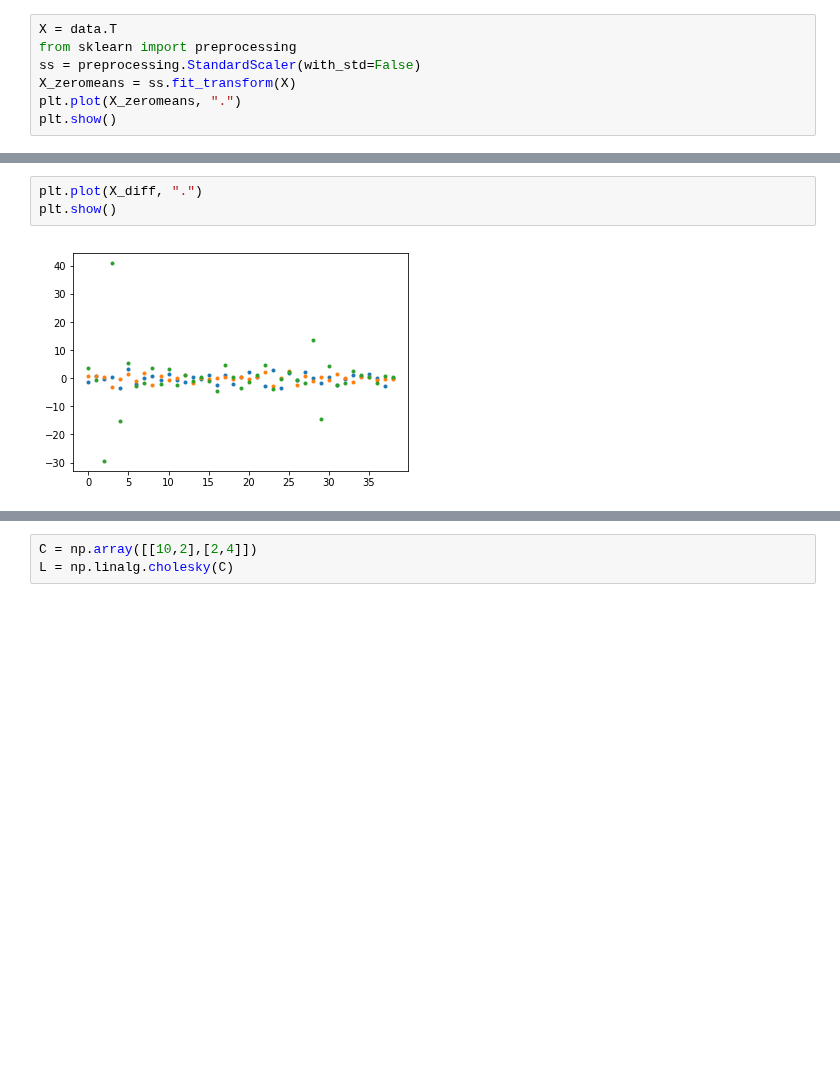
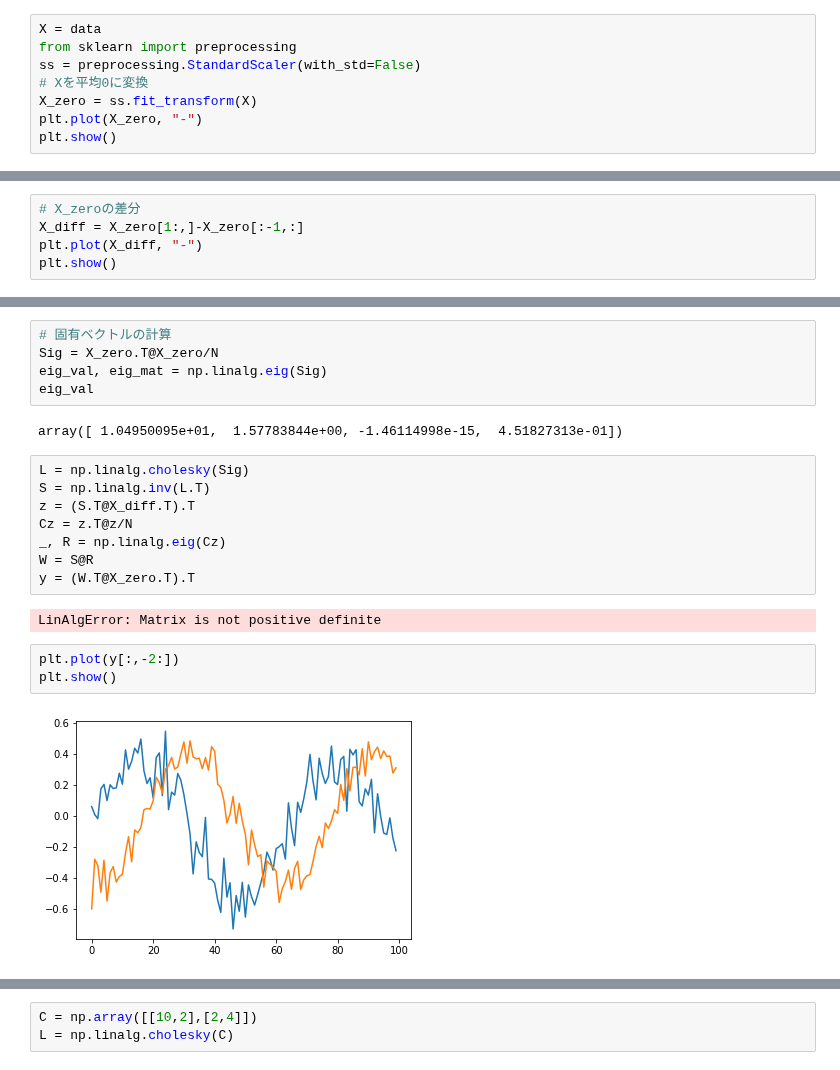
Before and after one commit to tsato-code/python_script, a Jupyter notebook: machinelearning/note_sfa.ipynb, the cells around one changed output, grey strips where cells are left out. Cells and saved outputs as stored; diff of their text form; blank space fills up the shorter version.

```diff
--- a/machinelearning/note_sfa.ipynb
+++ b/machinelearning/note_sfa.ipynb
@@ -15,8 +17,9 @@ plt.show()
 # %%
-X = data.T
+X = data
 from sklearn import preprocessing
 ss = preprocessing.StandardScaler(with_std=False)
-X_zeromeans = ss.fit_transform(X)
-plt.plot(X_zeromeans, ".")
+# Xを平均0に変換
+X_zero = ss.fit_transform(X)
+plt.plot(X_zero, "-")
 plt.show()
 # %% [output]
@@ -25,0 +27,5 @@ X_diff = X_zeromeans[1:,:]-X_zeromeans[:-1,]
+# %%
+# X_zeroの差分
+X_diff = X_zero[1:,]-X_zero[:-1,:]
+plt.plot(X_diff, "-")
+plt.show()
@@ -26,5 +34,22 @@ X_diff = X_zeromeans[1:,:]-X_zeromeans[:-1,]
+# %%
+# 固有ベクトルの計算
+Sig = X_zero.T@X_zero/N
+eig_val, eig_mat = np.linalg.eig(Sig)
+eig_val
+# %% [output]
+array([ 1.04950095e+01,  1.57783844e+00, -1.46114998e-15,  4.51827313e-01])
+# %%
+L = np.linalg.cholesky(Sig)
+S = np.linalg.inv(L.T)
+z = (S.T@X_diff.T).T
+Cz = z.T@z/N
+_, R = np.linalg.eig(Cz)
+W = S@R
+y = (W.T@X_zero.T).T
+# %% [output]
+LinAlgError: Matrix is not positive definite
 # %%
-plt.plot(X_diff, ".")
+plt.plot(y[:,-2:])
 plt.show()
 # %% [output]
-[figure, old version]
+[figure, new version]
```
Also changed, not shown: parts of 18 cells of this notebook.
